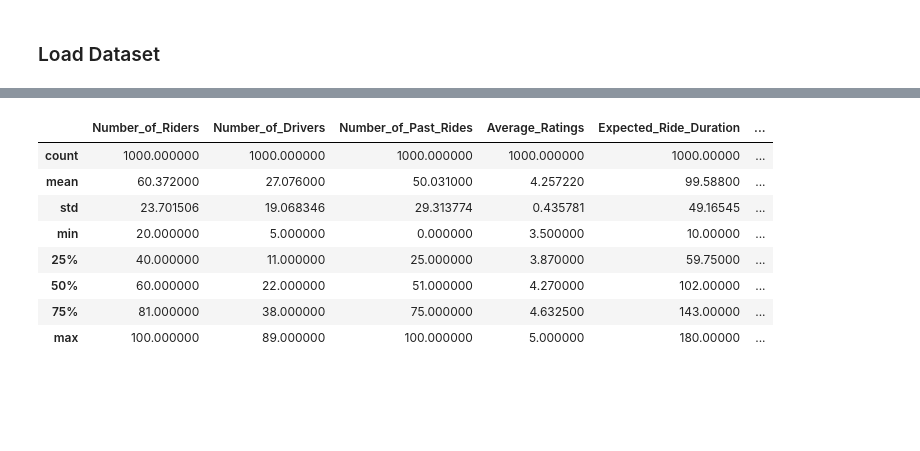
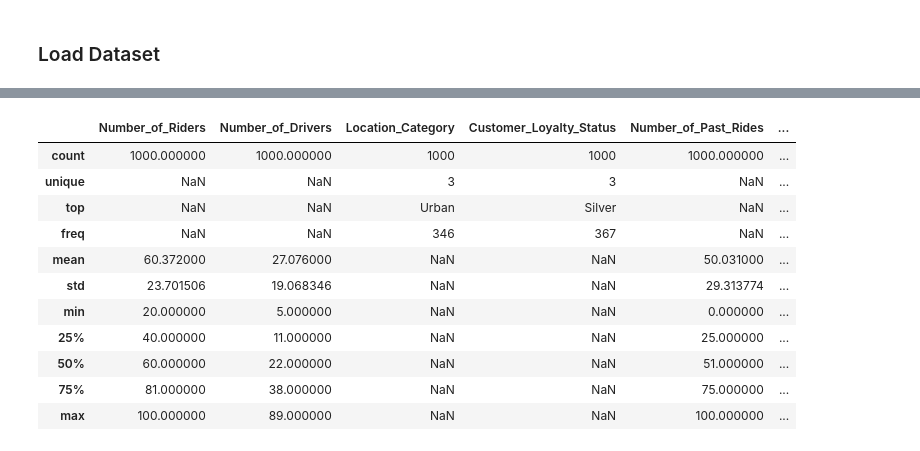
Before and after one commit to yunepark/data-science-projects, a Jupyter notebook: Dynamic_Pricing/Data_Preprocessing_EDA.ipynb, the cells around one changed output, grey strips where cells are left out. Saved outputs shown, nothing was run; the diff lists cells and outputs as text; code cells hidden in the pictures; blank space fills up the shorter version.

```diff
--- a/Dynamic_Pricing/Data_Preprocessing_EDA.ipynb
+++ b/Dynamic_Pricing/Data_Preprocessing_EDA.ipynb
@@ -28,14 +30,17 @@ Data columns (total 10 columns):
 dtypes: float64(2), int64(4), object(4)
 memory usage: 78.3+ KB
 # %%
-data.describe()
+data.describe(include="all")
 # %% [output]
-|  | Number_of_Riders | Number_of_Drivers | Number_of_Past_Rides | Average_Ratings | Expected_Ride_Duration | ... |
-| count | 1000.000000 | 1000.000000 | 1000.000000 | 1000.000000 | 1000.00000 | ... |
-| mean | 60.372000 | 27.076000 | 50.031000 | 4.257220 | 99.58800 | ... |
-| std | 23.701506 | 19.068346 | 29.313774 | 0.435781 | 49.16545 | ... |
-| min | 20.000000 | 5.000000 | 0.000000 | 3.500000 | 10.00000 | ... |
-| 25% | 40.000000 | 11.000000 | 25.000000 | 3.870000 | 59.75000 | ... |
-| 50% | 60.000000 | 22.000000 | 51.000000 | 4.270000 | 102.00000 | ... |
-| 75% | 81.000000 | 38.000000 | 75.000000 | 4.632500 | 143.00000 | ... |
-| max | 100.000000 | 89.000000 | 100.000000 | 5.000000 | 180.00000 | ... |
+|  | Number_of_Riders | Number_of_Drivers | Location_Category | Customer_Loyalty_Status | Number_of_Past_Rides | ... |
+| count | 1000.000000 | 1000.000000 | 1000 | 1000 | 1000.000000 | ... |
+| unique | NaN | NaN | 3 | 3 | NaN | ... |
+| top | NaN | NaN | Urban | Silver | NaN | ... |
+| freq | NaN | NaN | 346 | 367 | NaN | ... |
+| mean | 60.372000 | 27.076000 | NaN | NaN | 50.031000 | ... |
+| std | 23.701506 | 19.068346 | NaN | NaN | 29.313774 | ... |
+| min | 20.000000 | 5.000000 | NaN | NaN | 0.000000 | ... |
+| 25% | 40.000000 | 11.000000 | NaN | NaN | 25.000000 | ... |
+| 50% | 60.000000 | 22.000000 | NaN | NaN | 51.000000 | ... |
+| 75% | 81.000000 | 38.000000 | NaN | NaN | 75.000000 | ... |
+| max | 100.000000 | 89.000000 | NaN | NaN | 100.000000 | ... |
```
Also changed, not shown: parts of 8 cells of this notebook, 2 other files.
